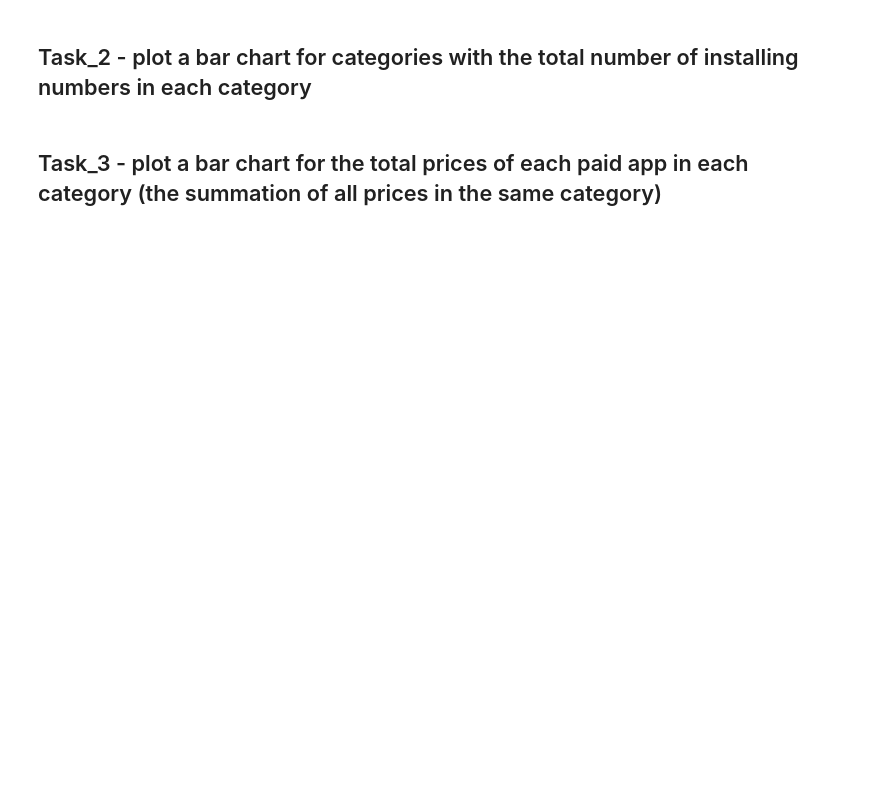
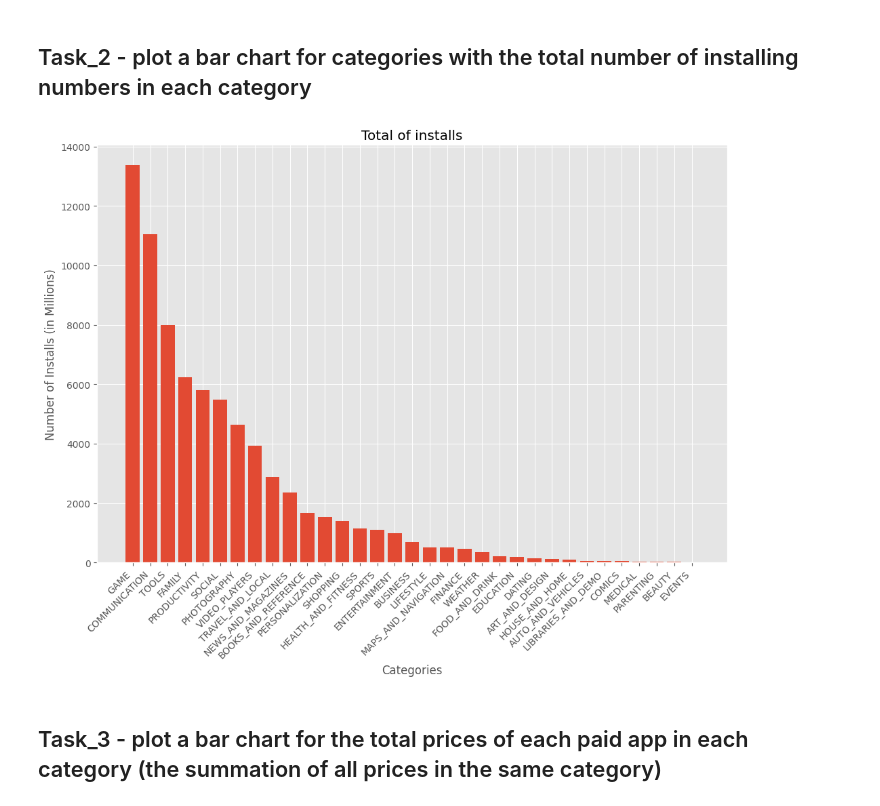
Before and after one commit to onurer87/data-5---team-4, a Jupyter notebook: Stage_2/Week_2/week_2.ipynb, the cells around one changed output. Drawn from its saved outputs; the diff is of its cells as text; code cells hidden in the pictures; blank space fills up the shorter version.

```diff
--- a/Stage_2/Week_2/week_2.ipynb
+++ b/Stage_2/Week_2/week_2.ipynb
@@ -29,3 +36,17 @@ Mounted at /content/drive
+# %%
+df_number_of_installs=(df.groupby(["Category"])["Installs"].sum()/1_000_000).sort_values(ascending=False)
+# %%
+# create a bar chart to visualize the data
+fig, ax = plt.subplots(figsize=(12, 8))
+ax.bar(df_number_of_installs.index, df_number_of_installs.values)
+# to make the chart horizontal, use ax.barh instead of ax.bar above
+ax.set_xlabel('Categories')
+ax.set_title('Total of installs')
+ax.set_ylabel('Number of Installs (in Millions)')
+plt.xticks(rotation=45, ha='right')
+plt.show()
+# %% [output]
+[figure, added]
 # %% [markdown]
 ## Task_3 - plot a bar chart for the total prices of each paid app in each category (the summation of all prices in the same category)
 # %%
```
Also changed, not shown: parts of 11 cells of this notebook.
